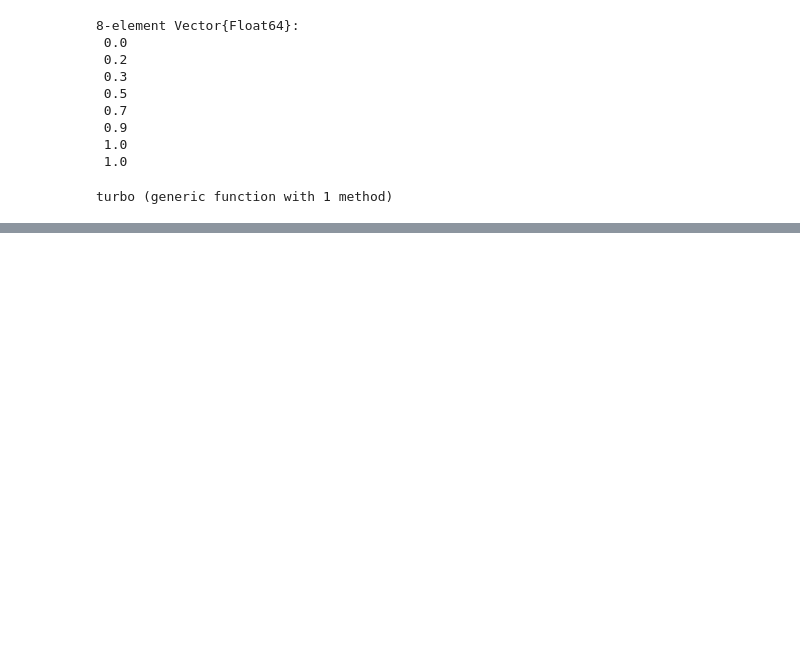
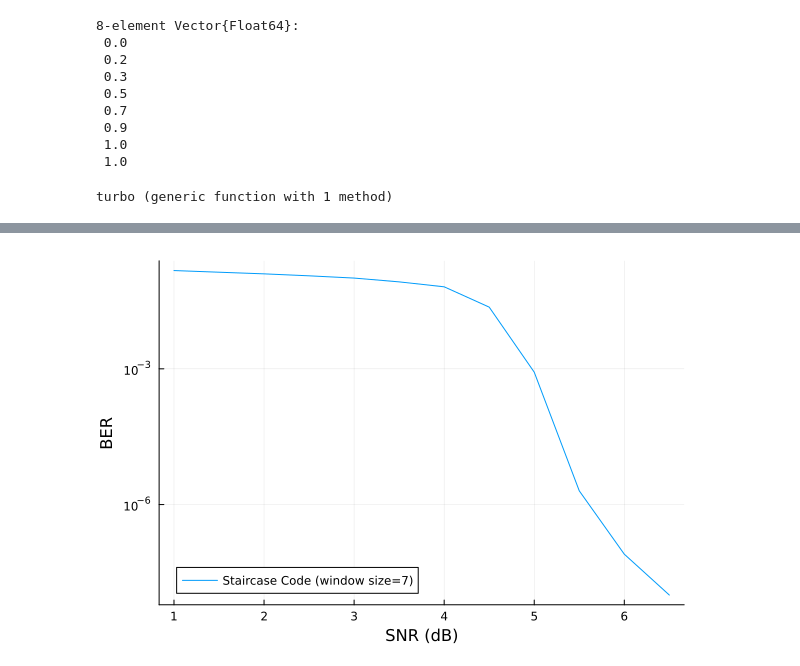
Before and after one commit to crmsndu/thesis-project, a Jupyter notebook: utils/test_chase.ipynb, the cells around one changed output, grey strips where cells are left out. Saved outputs shown, nothing was run; the diff lists cells and outputs as text; code cells hidden in the pictures; blank space fills up the shorter version.

```diff
--- a/utils/test_chase.ipynb
+++ b/utils/test_chase.ipynb
@@ -136,0 +171,11 @@ end
+# %%
+x_st_fl = copy(x_st)
+err_st_fl = copy(err_st)
+x_st_fl = vcat([-0.325, -0.3], x_st_fl)
+err_st_fl = vcat([1e-8, 0.8e-7], err_st_fl)
+plot(-20 * x_st_fl, err_st_fl, yaxis=:log,
+    label="Staircase Code (window size=7)",
+    xlabel="SNR (dB)", ylabel="BER",
+    legend=:bottomleft, minorgrid=:false)
+# %% [output]
+[figure, added]
```
Also changed, not shown: parts of 9 cells of this notebook, 6 other files.
